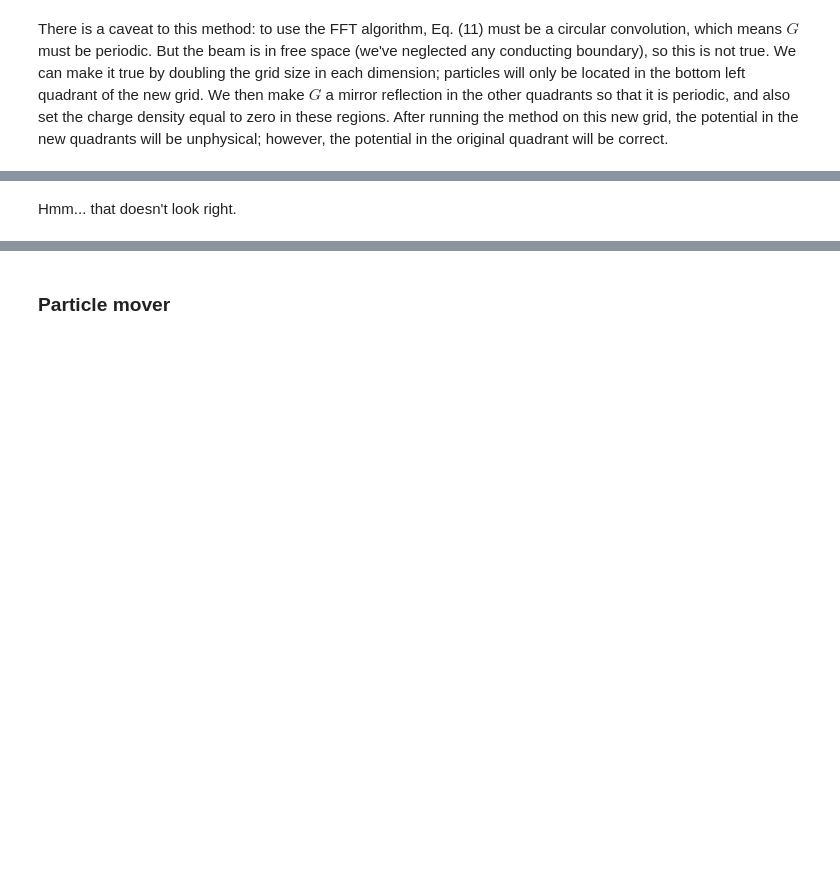
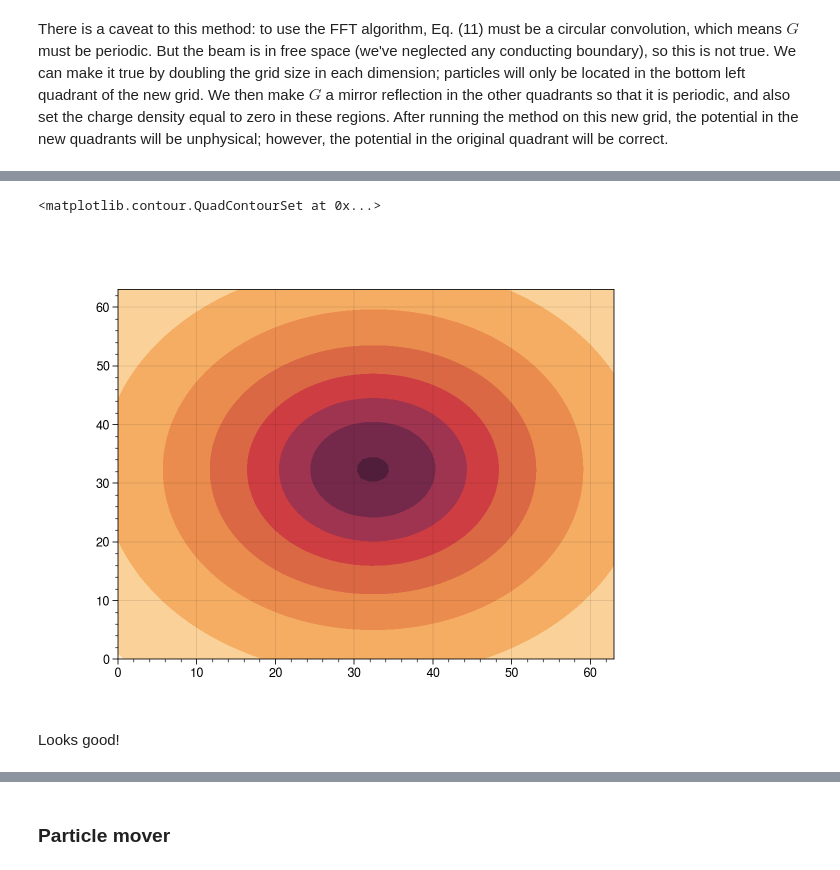
Before and after one commit to austin-hoover/blog_old, a Jupyter notebook: _notebooks/2021-02-15-PIC.ipynb, the cells around one changed output, grey strips where cells are left out. Drawn from its saved outputs; the diff is of its cells as text; code cells hidden in the pictures; blank space fills up the shorter version.

```diff
--- a/_notebooks/2021-02-15-PIC.ipynb
+++ b/_notebooks/2021-02-15-PIC.ipynb
@@ -475,10 +483,12 @@ class PoissonSolver:
         return self.phi
 # %%
 solver = PoissonSolver(grid)
-solver.get_potential(rho)
-phi = solver.phi[:grid.Nx, :grid.Ny]
-sns.heatmap(phi.T, cmap='Blues_r');
+phi = solver.get_potential(rho)
+plt.contourf(phi.T)
+# %% [output]
+<matplotlib.contour.QuadContourSet at 0x...>
+[figure, added]
-# %% [markdown]
-Hmm... that doesn't look right.
+# %% [markdown]
+Looks good!
 # %%
 Ex, Ey = grid.compute_gradient(phi)
```
Also changed, not shown: parts of 9 cells of this notebook.
